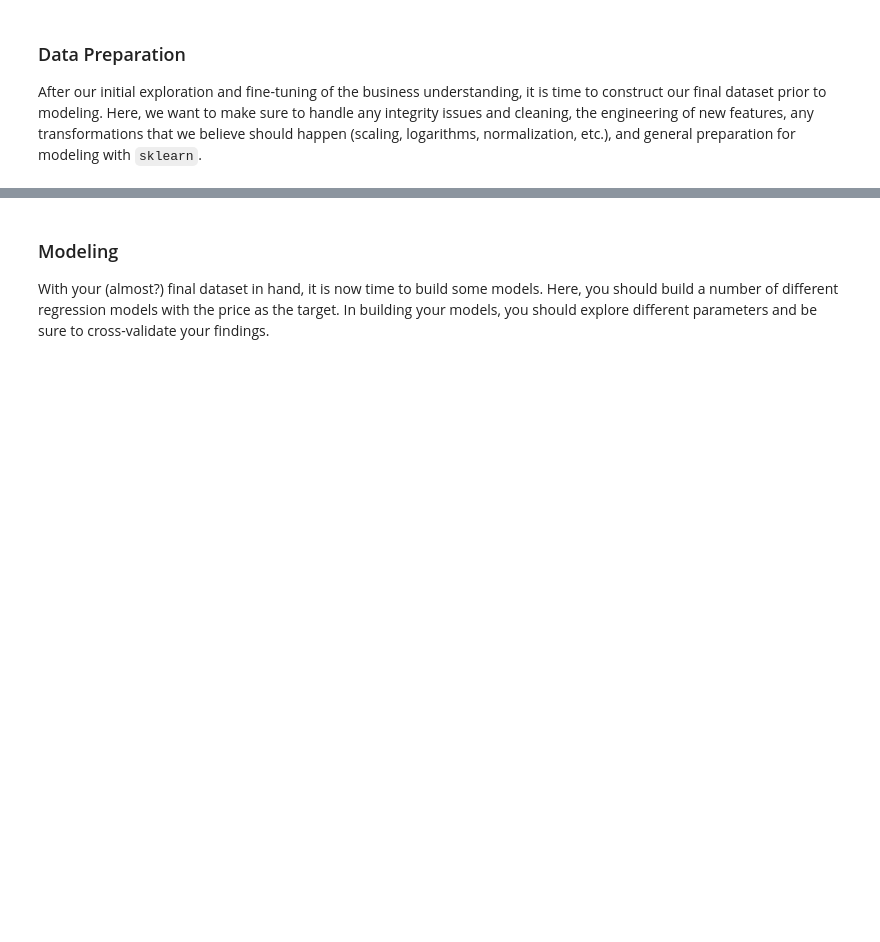
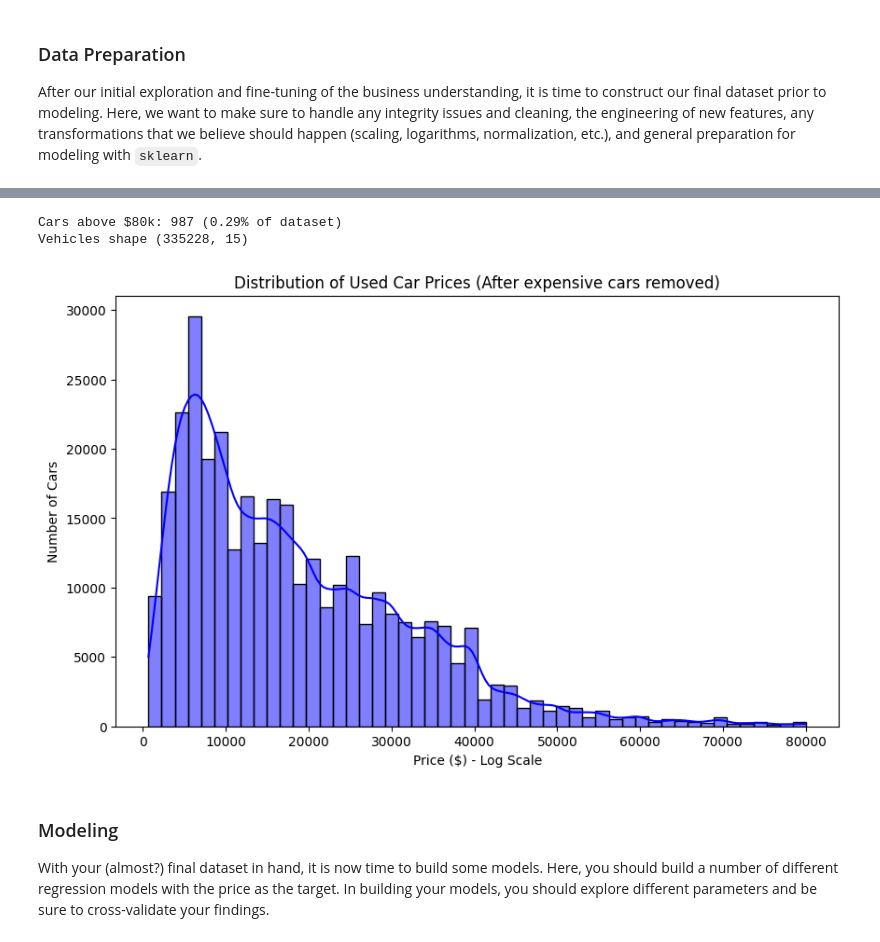
Before and after one commit to weirui828/car-price-analysis, a Jupyter notebook: analyzer.ipynb, the cells around one changed output, grey strips where cells are left out. Saved outputs shown, nothing was run; the diff lists cells and outputs as text; code cells hidden in the pictures; blank space fills up the shorter version.

```diff
--- a/analyzer.ipynb
+++ b/analyzer.ipynb
@@ -304,30 +304,6 @@ vehicles['cylinders'] = vehicles['cylinders'].map(cylinders_mapping)
 # Peek at the data to make sure it worked
 print(vehicles[['condition', 'cylinders']].head())
 
-# One hot encoding
-# List of columns for one hot encoding
-columns_to_ohe = ['fuel', 'title_status', 'transmission', 'drive', 'type', 'paint_color', 'state']
-# Apply One-Hot Encoding
-# Set drop_first=True to avoid duplicate data
-vehicles = pd.get_dummies(vehicles, columns=columns_to_ohe, drop_first=True)
-# Check the shape of our dataframe to see how many new columns we created!
-print(vehicles.shape)
-
-
-# Target encoding
-# List of columns for target encoding
-columns_to_te = ['region', 'manufacturer', 'model']
-# Apply Target Encoding
-for col in columns_to_te:
-    # Calculate the average price for each category in the column
-    target_means = vehicles.groupby(col)['price'].mean()
-
-    # Map those average prices back over the text values
-    vehicles[col] = vehicles[col].map(target_means)
-
-# Peek at the data to see the new numerical values!
-print(vehicles[columns_to_te].head())
-
 
 # Change year to car_age
 current_year = datetime.datetime.now().year
@@ -407,3 +401,26 @@ Highest price after removing outliers:  290000
+# %%
+# Cars over $80,000 only makes up 0.3% of all data. They are more noises than info.
+# We will drop those.
+above_80k = (vehicles['price'] >= 80_000).sum()
+total = len(vehicles)
+print(f"Cars above $80k: {above_80k} ({above_80k/total*100:.2f}% of dataset)")
+
+vehicles = vehicles[vehicles['price'] < 80_000]
+
+# check the shape
+print("Vehicles shape", vehicles.shape)
+
+# check the price distribution again
+plt.figure(figsize=(10, 6))
+sns.histplot(data=vehicles, x='price', bins=50, kde=True, color='blue', log_scale=False)
+plt.title('Distribution of Used Car Prices (After expensive cars removed)')
+plt.xlabel('Price ($) - Log Scale')
+plt.ylabel('Number of Cars')
+plt.show()
+# %% [output]
+Cars above $80k: 987 (0.29% of dataset)
+Vehicles shape (335228, 15)
+[figure, added]
 # %% [markdown]
 ### Modeling
 
```
Also changed, not shown: parts of 12 cells of this notebook, 1 other file.
